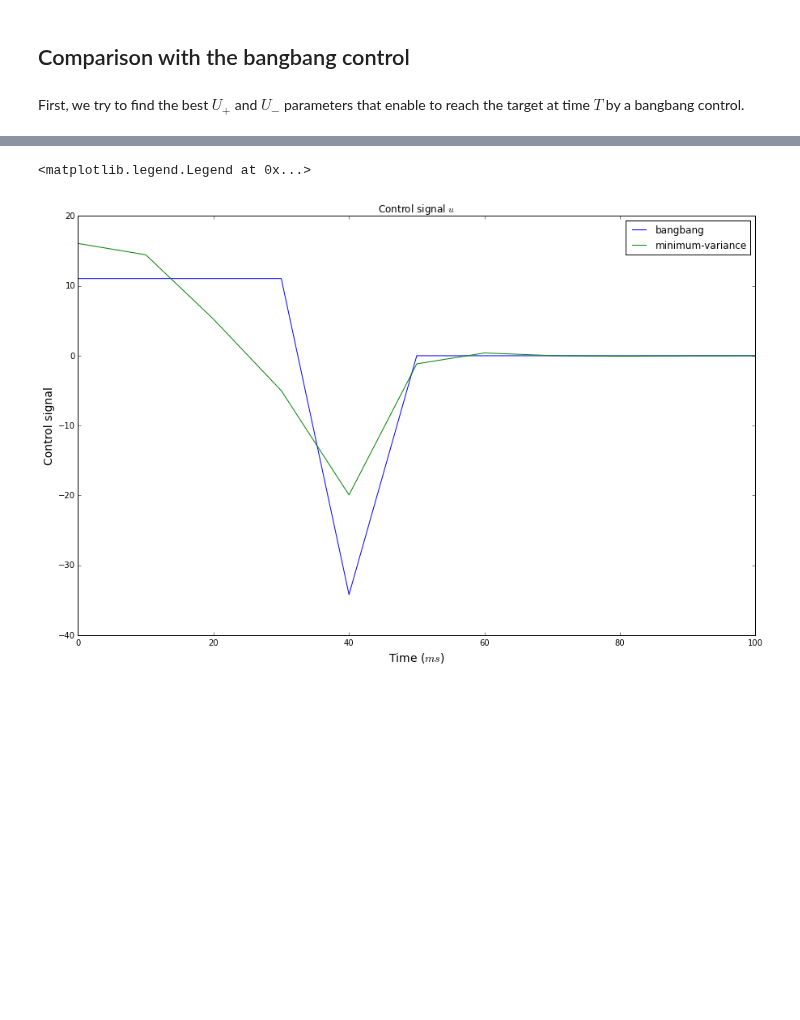
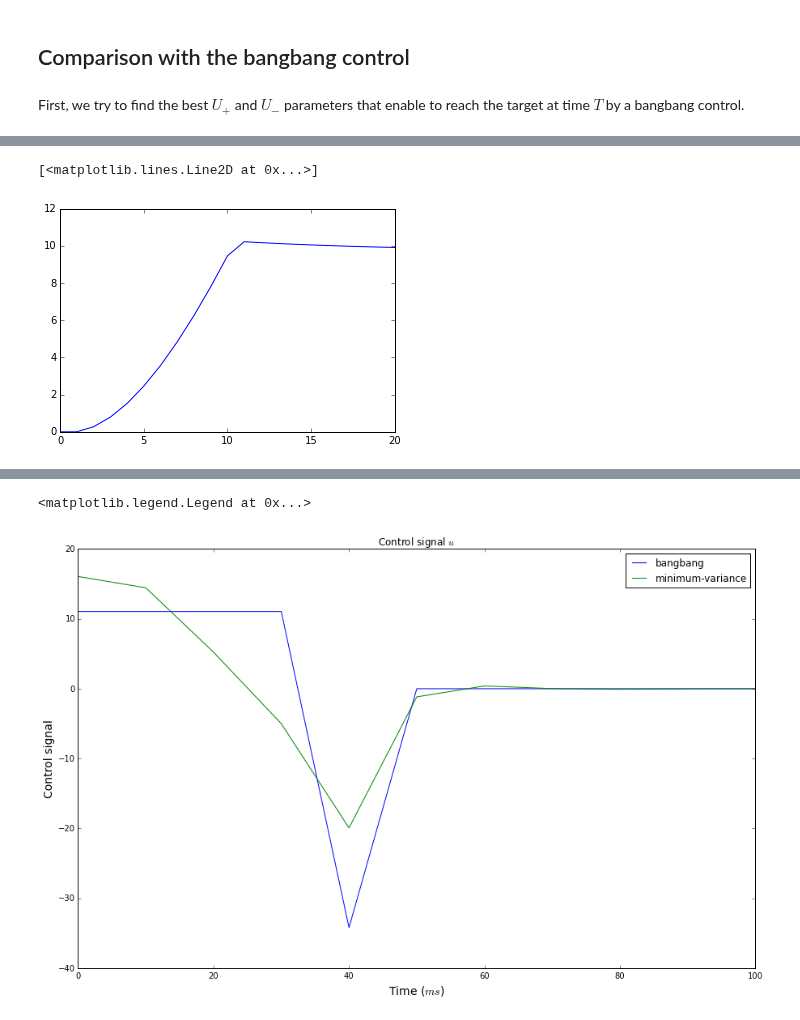
Before and after one commit to AnaideT/OptimalPrecision, a Jupyter notebook: 2017-06-01 Optimal trajectories by the minimum-variance theory.ipynb, the cells around one changed output, grey strips where cells are left out. Cells and saved outputs as stored; diff of their text form; code cells hidden in the pictures; blank space fills up the shorter version.

```diff
--- a/2017-06-01 Optimal trajectories by the minimum-variance theory.ipynb
+++ b/2017-06-01 Optimal trajectories by the minimum-variance theory.ipynb
@@ -512,0 +538,13 @@ array([  1.00000015e+01,   8.49951306e-07])
+# %%
+position2 = np.zeros(T+R+1)
+velocity2 = np.zeros(T+R+1)
+
+for i in np.arange(T+R+1):
+    mean = expectation3(u_bangbang, i)
+    position2[i] = mean[0]
+    velocity2[i] = mean[1]
+# %%
+plt.plot(position2)
+# %% [output]
+[<matplotlib.lines.Line2D at 0x...>]
+[figure, added]
```
Also changed, not shown: parts of 26 cells of this notebook, 6 other files.
